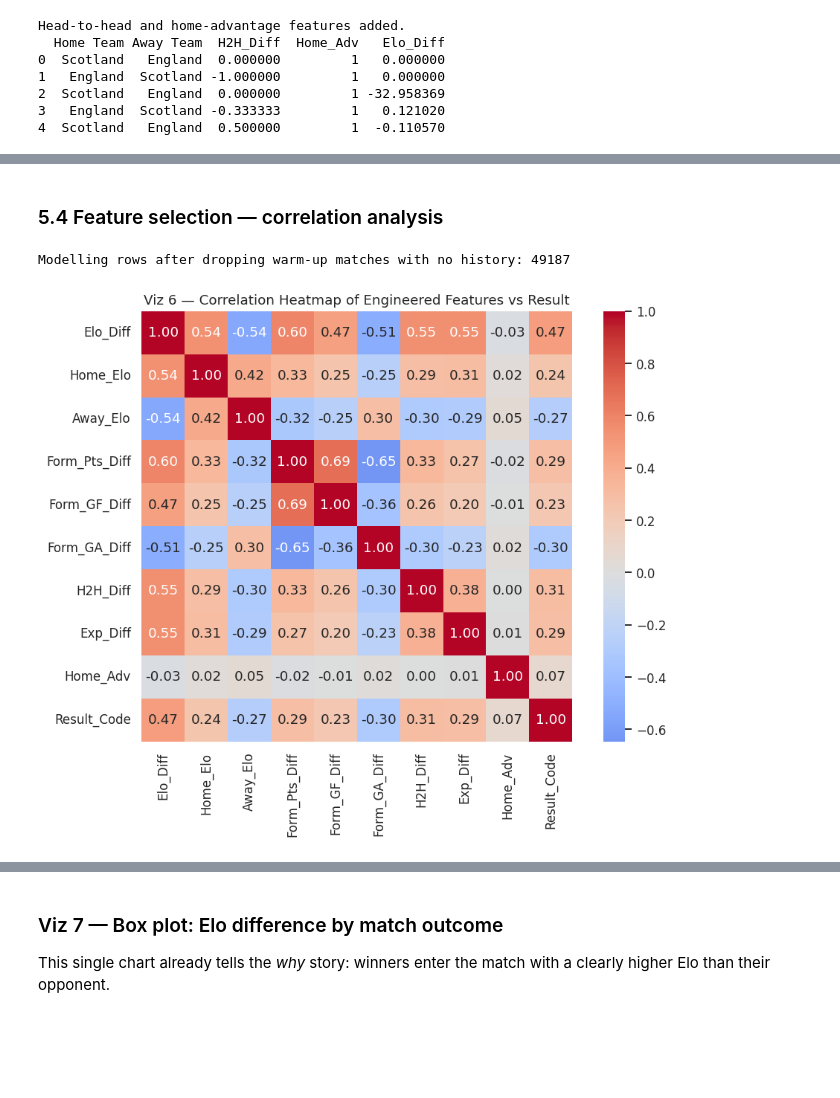
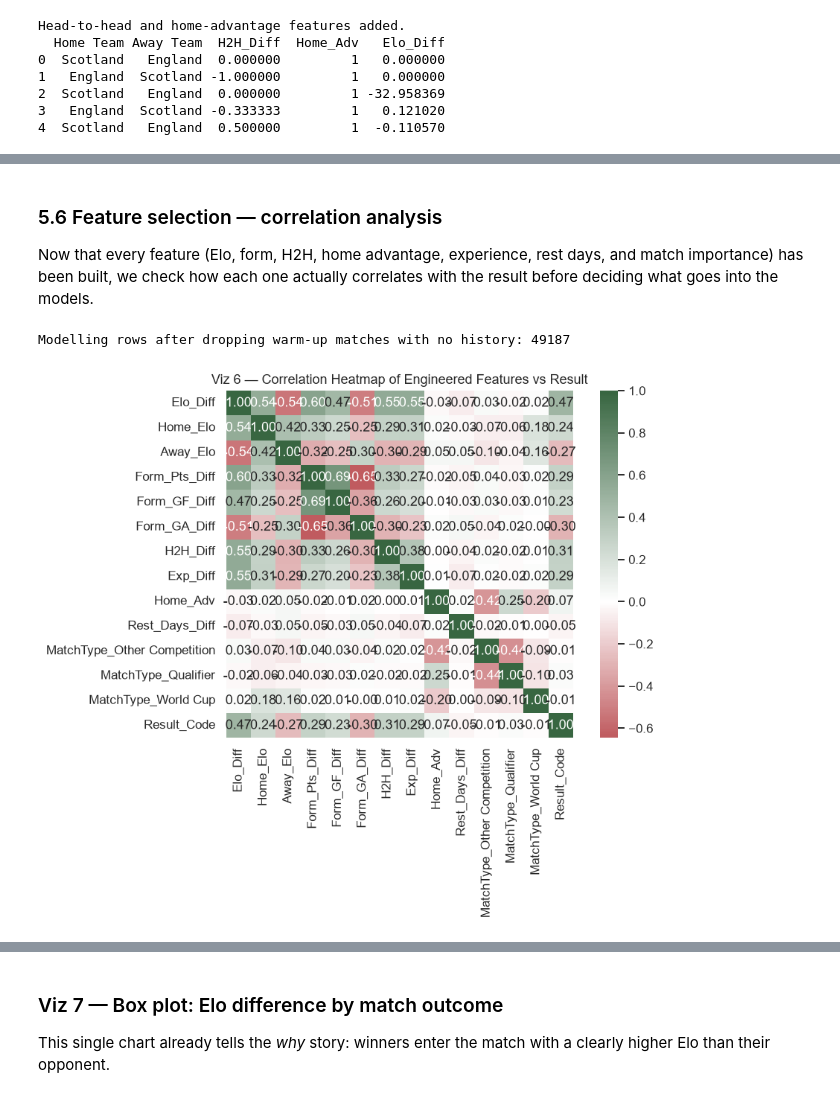
Before and after one commit to LEEWXIN/world-cup-outcome-prediction, a Jupyter notebook: notebook/World_Cup_Prediction.ipynb, the cells around one changed output, grey strips where cells are left out. Saved outputs shown, nothing was run; the diff lists cells and outputs as text; code cells hidden in the pictures; blank space fills up the shorter version.

Commit message:
update model and notebook
update the new model ,notebook and app

```diff
--- a/notebook/World_Cup_Prediction.ipynb
+++ b/notebook/World_Cup_Prediction.ipynb
@@ -346,0 +380,18 @@ Form features built. Example:
+# %%
+# Days since each team's previous match. Capped at 60: beyond roughly
+# two months, extra rest stops being a "freshness" advantage and starts
+# reflecting the team simply being inactive between tournaments - a
+# different phenomenon from short-term fatigue, so we don't want it to
+# dominate the feature's scale.
+long["rest_days"] = long.groupby("Team")["Date"].diff().dt.days
+long["rest_days"] = long["rest_days"].clip(upper=60)
+
+rest_feat = long.groupby(["match_id", "Team"])["rest_days"].first().reset_index()
+home_rest = rest_feat.rename(columns={"Team": "Home Team", "rest_days": "H_rest_days"})
+away_rest = rest_feat.rename(columns={"Team": "Away Team", "rest_days": "A_rest_days"})
+intl = intl.merge(home_rest, on=["match_id", "Home Team"], how="left")
+intl = intl.merge(away_rest, on=["match_id", "Away Team"], how="left")
+intl["Rest_Days_Diff"] = intl["H_rest_days"] - intl["A_rest_days"]
+
+print("Rest-days feature added. Example:")
+intl[["Home Team","Away Team","H_rest_days","A_rest_days","Rest_Days_Diff"]].dropna().head()
@@ -379,0 +442,19 @@ Head-to-head and home-advantage features added.
+# %%
+def bucket_tournament(t):
+    if t == "Friendly":
+        return "Friendly"
+    if "qualification" in str(t).lower():
+        return "Qualifier"
+    if t == "FIFA World Cup":
+        return "World Cup"
+    return "Other Competition"
+
+intl["Match_Type"] = intl["Tournament"].apply(bucket_tournament)
+print(intl["Match_Type"].value_counts())
+
+# drop_first=True: "Friendly" becomes the baseline/reference category,
+# so each dummy column reads as "how much more/less important than a
+# friendly is this match" - avoids the dummy-variable trap too.
+match_type_dummies = pd.get_dummies(intl["Match_Type"], prefix="MatchType", drop_first=True).astype(int)
+intl = pd.concat([intl, match_type_dummies], axis=1)
+print("\nOne-hot columns added:", list(match_type_dummies.columns))
@@ -380,21 +470,23 @@ Head-to-head and home-advantage features added.
 # %% [markdown]
-### 5.4 Feature selection — correlation analysis
+### 5.6 Feature selection — correlation analysis
+Now that every feature (Elo, form, H2H, home advantage, experience, rest days, and match importance) has been built, we check how each one actually correlates with the result before deciding what goes into the models.
 # %%
 FEATURES = ["Elo_Diff","Home_Elo","Away_Elo","Form_Pts_Diff","Form_GF_Diff",
-            "Form_GA_Diff","H2H_Diff","Exp_Diff","Home_Adv"]
+            "Form_GA_Diff","H2H_Diff","Exp_Diff","Home_Adv",
+            "Rest_Days_Diff"] + list(match_type_dummies.columns)
 
 model_df = intl.dropna(subset=FEATURES + ["Result"]).reset_index(drop=True)
 print("Modelling rows after dropping warm-up matches with no history:", len(model_df))
 
 corr = model_df[FEATURES + ["Result_Code"]].corr()
 plt.figure(figsize=(9,7))
-sns.heatmap(corr, annot=True, fmt=".2f", cmap="coolwarm", center=0, square=True)
+sns.heatmap(corr, annot=True, fmt=".2f", cmap=DIVERGING_CMAP, center=0, square=True)
 plt.title("Viz 6 — Correlation Heatmap of Engineered Features vs Result")
 plt.tight_layout(); plt.show()
 
 print("\nCorrelation of each feature with the result (higher = more predictive of a win):")
 print(corr["Result_Code"].drop("Result_Code").sort_values(ascending=False).round(3).to_string())
 # %% [output]
 Modelling rows after dropping warm-up matches with no history: 49187
-[figure, old version]
+[figure, new version]
 Correlation of each feature with the result (higher = more predictive of a win):
```
Also changed, not shown: parts of 26 cells of this notebook, 9 other files.
